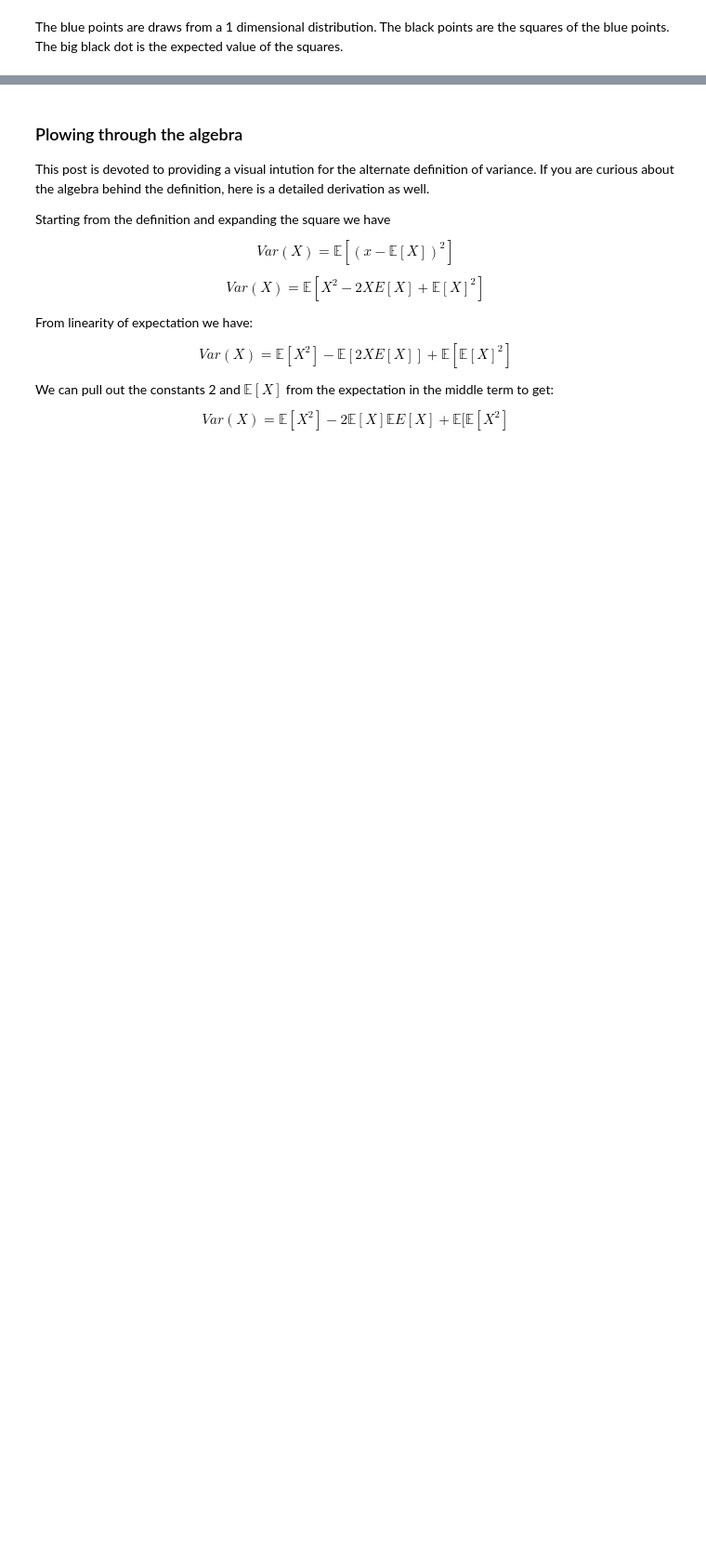
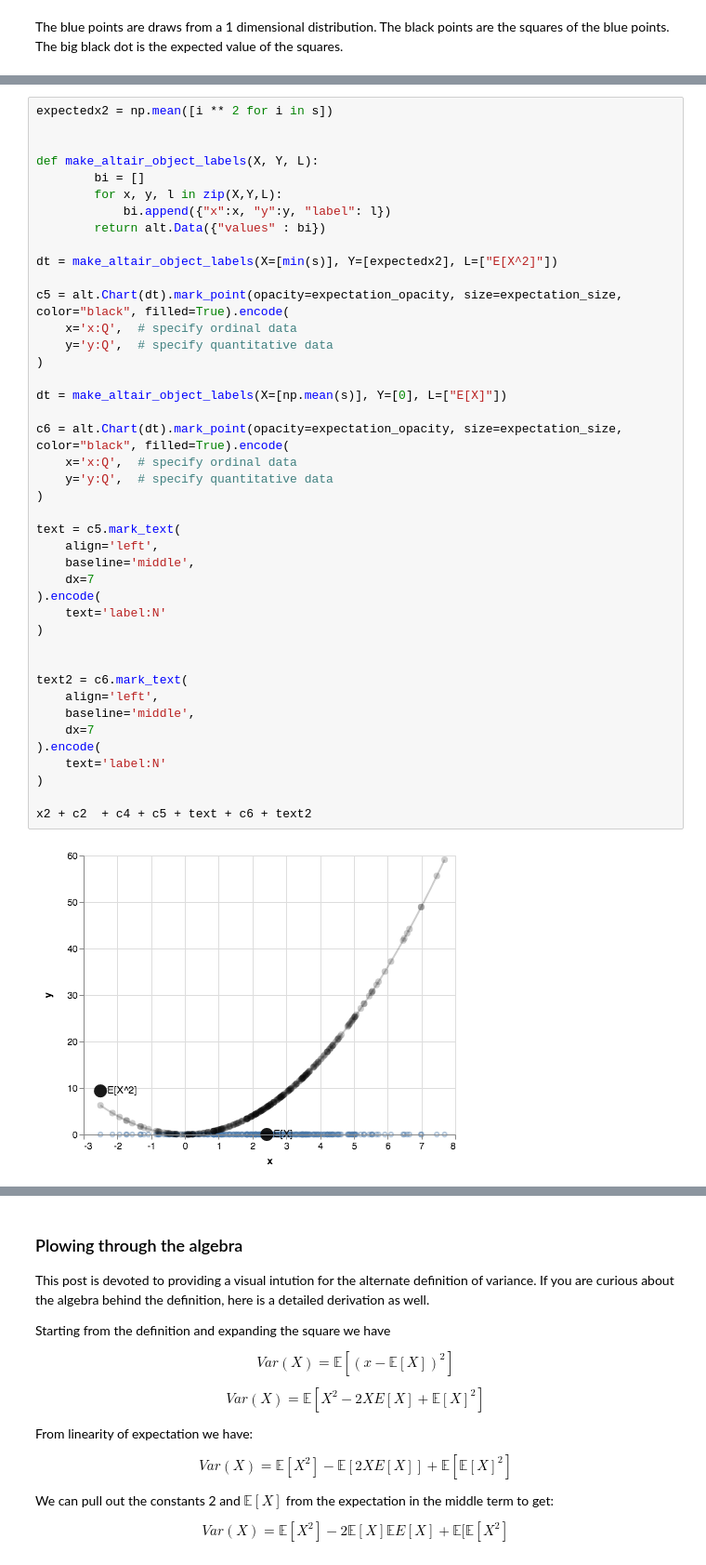
Before and after one commit to AbeHandler/variance, a Jupyter notebook: viz.ipynb, the cells around one changed output, grey strips where cells are left out. Shown: that part at 93% size. Drawn from its saved outputs; the diff is of its cells as text; blank space fills up the shorter version.

```diff
--- a/viz.ipynb
+++ b/viz.ipynb
@@ -21,3 +84,47 @@ The blue points are draws from a 1 dimensional distribution. The black points ar
+# %%
+expectedx2 = np.mean([i ** 2 for i in s])
+
+
+def make_altair_object_labels(X, Y, L):
+        bi = []
+        for x, y, l in zip(X,Y,L):
+            bi.append({"x":x, "y":y, "label": l})
+        return alt.Data({"values" : bi})
+
+dt = make_altair_object_labels(X=[min(s)], Y=[expectedx2], L=["E[X^2]"])
+
+c5 = alt.Chart(dt).mark_point(opacity=expectation_opacity, size=expectation_size, color="black", filled=True).encode(
+    x='x:Q',  # specify ordinal data
+    y='y:Q',  # specify quantitative data
+)
+
+dt = make_altair_object_labels(X=[np.mean(s)], Y=[0], L=["E[X]"])
+
+c6 = alt.Chart(dt).mark_point(opacity=expectation_opacity, size=expectation_size, color="black", filled=True).encode(
+    x='x:Q',  # specify ordinal data
+    y='y:Q',  # specify quantitative data
+)
+
+text = c5.mark_text(
+    align='left',
+    baseline='middle',
+    dx=7
+).encode(
+    text='label:N'
+)
+
+
+text2 = c6.mark_text(
+    align='left',
+    baseline='middle',
+    dx=7
+).encode(
+    text='label:N'
+)
+
+x2 + c2  + c4 + c5 + text + c6 + text2
+# %% [output]
+[figure, added]
 # %%
 import altair as alt
 from vega_datasets import data
```
Also changed, not shown: parts of 8 cells of this notebook.
